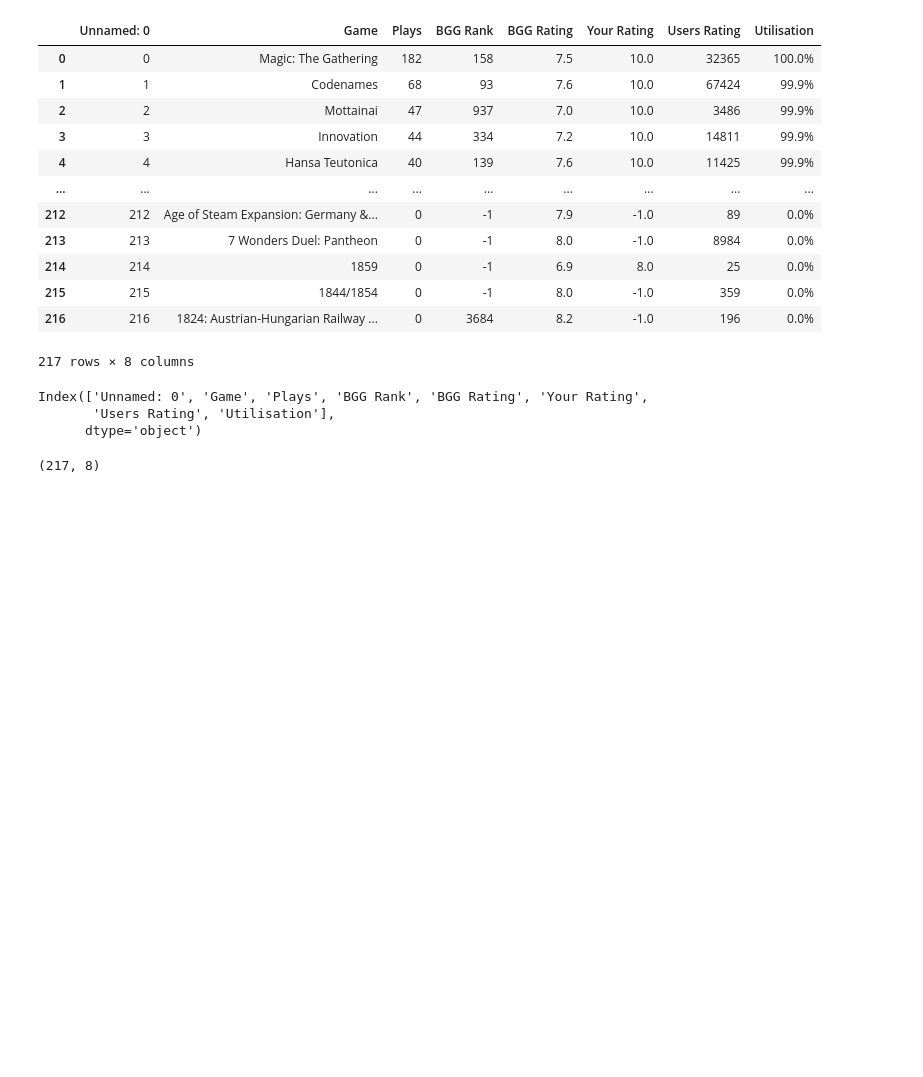
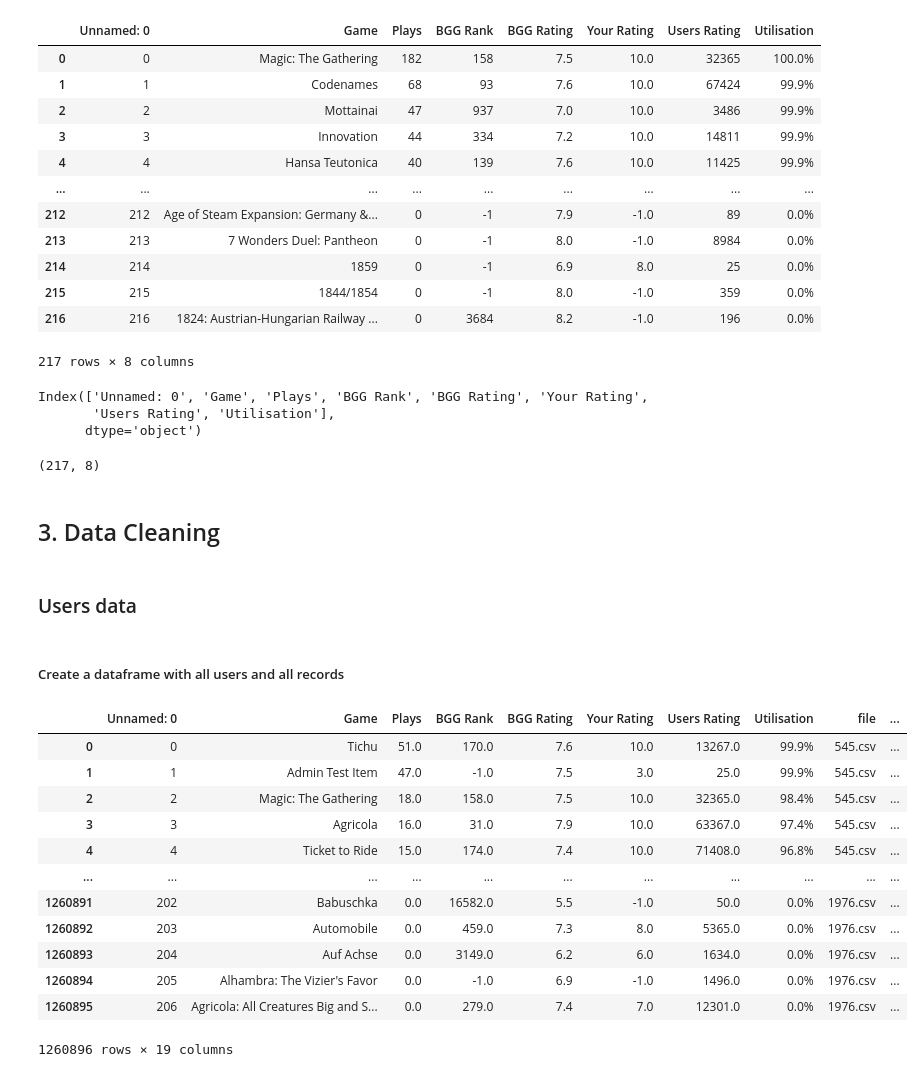
Before and after one commit to LourdesRodriguez/recommender_system, a Jupyter notebook: 2_Data_Understanding.ipynb, the cells around one changed output. Saved outputs shown, nothing was run; the diff lists cells and outputs as text; code cells hidden in the pictures; blank space fills up the shorter version.

```diff
--- a/2_Data_Understanding.ipynb
+++ b/2_Data_Understanding.ipynb
@@ -162,3 +163,40 @@ Index(['Unnamed: 0', 'Game', 'Plays', 'BGG Rank', 'BGG Rating', 'Your Rating',
 user237.shape
 # %% [output]
 (217, 8)
+# %% [markdown]
+<a id="ref3"></a>
+
+## 3. Data Cleaning
+# %% [markdown]
+### Users data
+# %% [markdown]
+##### Create a dataframe with all users and all records
+# %%
+# Merging files into a single csv
+
+path = "/users/postigo/Google Drive/BoardGamesData/users"
+
+all_files= glob.glob(os.path.join(path, "*.csv"))
+
+all_df=[]
+for f in all_files:
+    df=pd.read_csv(f, sep=',')
+    df['file'] = f.split('/')[-1]
+    all_df.append(df)
+
+merged_df= pd.concat(all_df, ignore_index= True, sort=False)
+merged_df
+# %% [output]
+|  | Unnamed: 0 | Game | Plays | BGG Rank | BGG Rating | Your Rating | Users Rating | Utilisation | file | ... |
+| 0 | 0 | Tichu | 51.0 | 170.0 | 7.6 | 10.0 | 13267.0 | 99.9% | 545.csv | ... |
+| 1 | 1 | Admin Test Item | 47.0 | -1.0 | 7.5 | 3.0 | 25.0 | 99.9% | 545.csv | ... |
+| 2 | 2 | Magic: The Gathering | 18.0 | 158.0 | 7.5 | 10.0 | 32365.0 | 98.4% | 545.csv | ... |
+| 3 | 3 | Agricola | 16.0 | 31.0 | 7.9 | 10.0 | 63367.0 | 97.4% | 545.csv | ... |
+| 4 | 4 | Ticket to Ride | 15.0 | 174.0 | 7.4 | 10.0 | 71408.0 | 96.8% | 545.csv | ... |
+| ... | ... | ... | ... | ... | ... | ... | ... | ... | ... | ... |
+| 1260891 | 202 | Babuschka | 0.0 | 16582.0 | 5.5 | -1.0 | 50.0 | 0.0% | 1976.csv | ... |
+| 1260892 | 203 | Automobile | 0.0 | 459.0 | 7.3 | 8.0 | 5365.0 | 0.0% | 1976.csv | ... |
+| 1260893 | 204 | Auf Achse | 0.0 | 3149.0 | 6.2 | 6.0 | 1634.0 | 0.0% | 1976.csv | ... |
+| 1260894 | 205 | Alhambra: The Vizier's Favor | 0.0 | -1.0 | 6.9 | -1.0 | 1496.0 | 0.0% | 1976.csv | ... |
+| 1260895 | 206 | Agricola: All Creatures Big and S... | 0.0 | 279.0 | 7.4 | 7.0 | 12301.0 | 0.0% | 1976.csv | ... |
+1260896 rows × 19 columns
```
Also changed, not shown: parts of 2 cells of this notebook.
